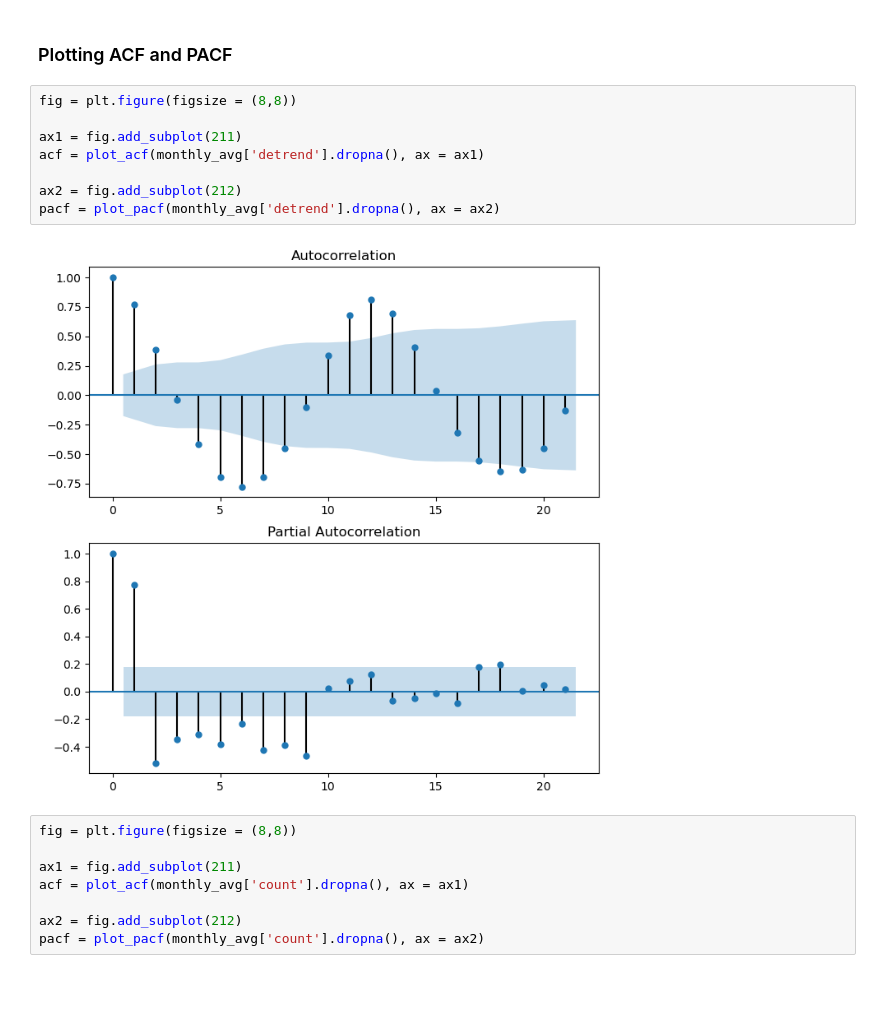
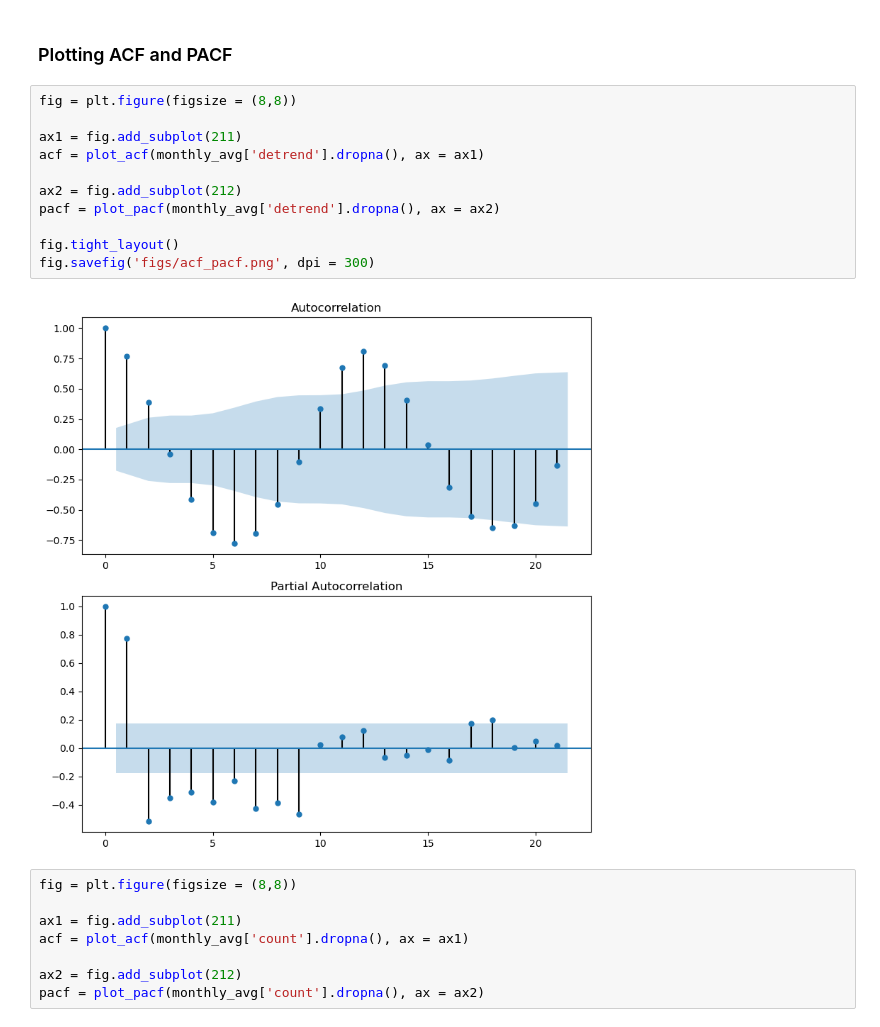
Before and after one commit to jhlee515/BikeShare_capstone, a Jupyter notebook: 3_modeling.ipynb, the cells around one changed output. Drawn from its saved outputs; the diff is of its cells as text; blank space fills up the shorter version.

```diff
--- a/3_modeling.ipynb
+++ b/3_modeling.ipynb
@@ -168,13 +175,16 @@ By subtracting the overall trend from the data, the time series becomes signific
 # %%
 fig = plt.figure(figsize = (8,8))
 
 ax1 = fig.add_subplot(211)
 acf = plot_acf(monthly_avg['detrend'].dropna(), ax = ax1)
 
 ax2 = fig.add_subplot(212)
 pacf = plot_pacf(monthly_avg['detrend'].dropna(), ax = ax2)
+
+fig.tight_layout()
+fig.savefig('figs/acf_pacf.png', dpi = 300)
 # %% [output]
-[figure, old version]
+[figure, new version]
 # %%
 fig = plt.figure(figsize = (8,8))
 
```
Also changed, not shown: parts of 19 cells of this notebook, 17 other files.
